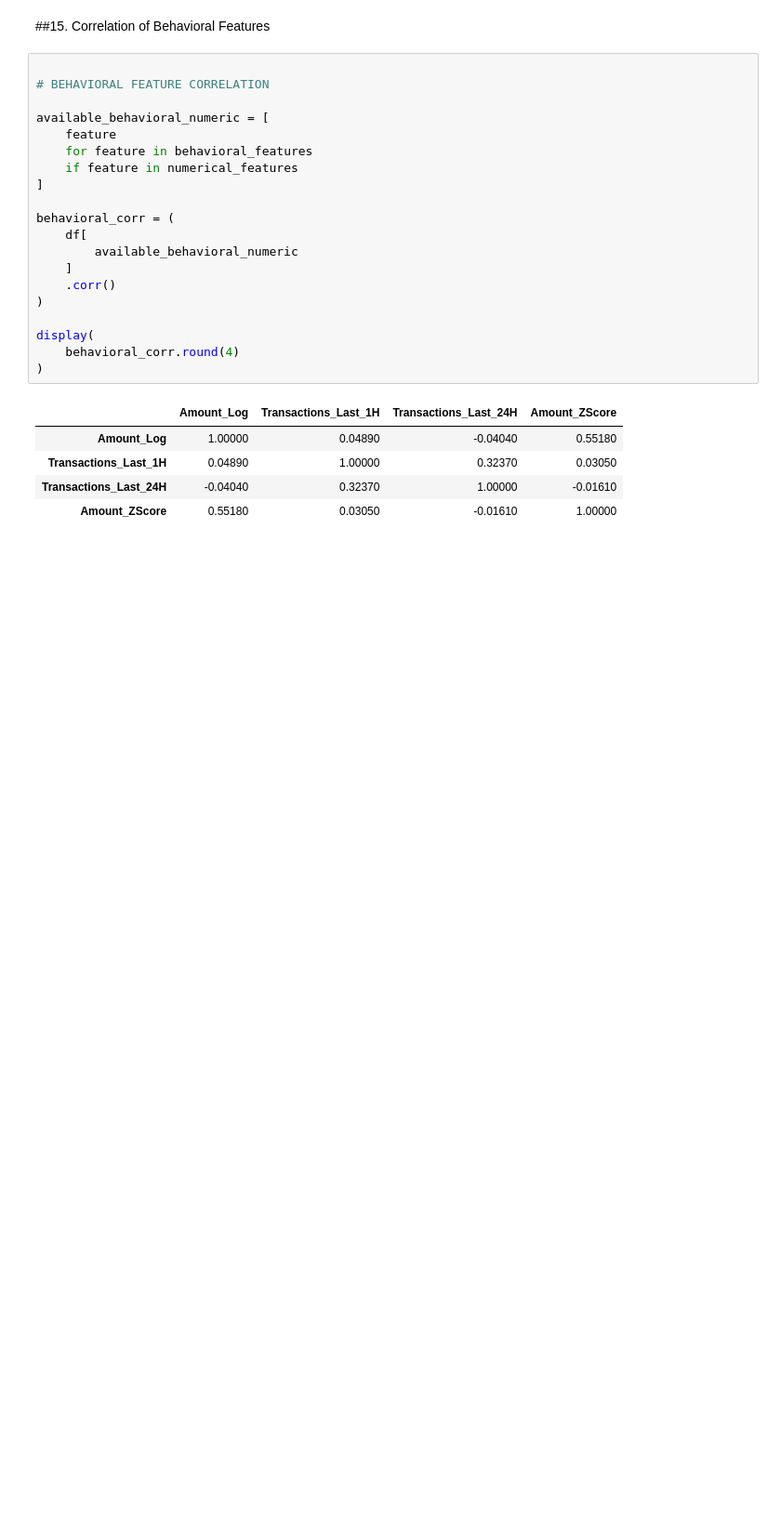
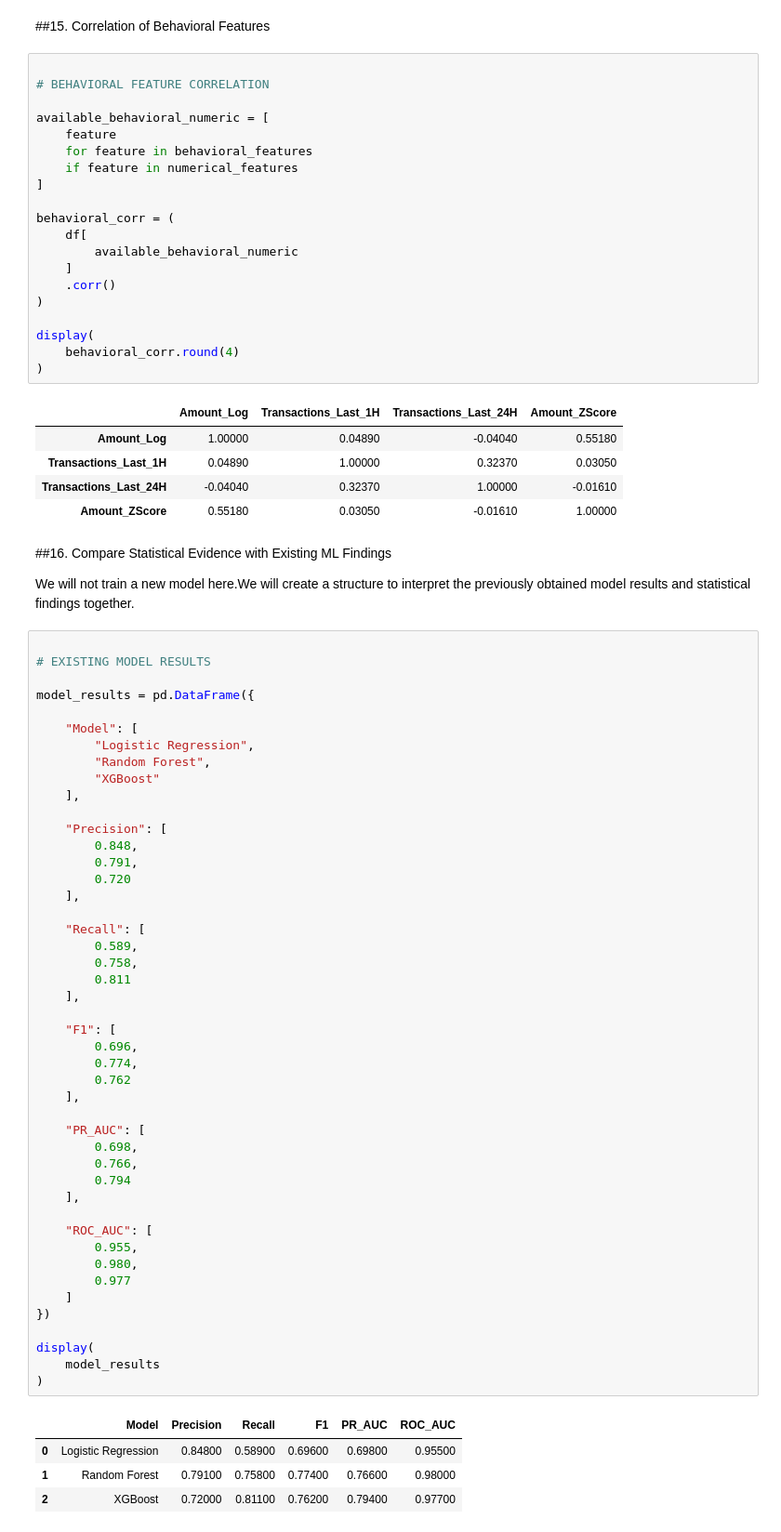
Before and after one commit to to-bits/BehaviorGuard-Customer-Behavioral-Profiling-for-Credit-Card-Fraud-Detection, a Jupyter notebook: BehaviorGuard — Customer Behavioral Profiling for Credit Card Fraud Detection/notebooks/03_statistical_analysis.ipynb, the cells around one changed output. Shown at 93% size. Drawn from its saved outputs; the diff is of its cells as text; blank space fills up the shorter version.

```diff
--- a/BehaviorGuard — Customer Behavioral Profiling for Credit Card Fraud Detection/notebooks/03_statistical_analysis.ipynb
+++ b/BehaviorGuard — Customer Behavioral Profiling for Credit Card Fraud Detection/notebooks/03_statistical_analysis.ipynb
@@ -1720,3 +1720,58 @@ display(
 | Transactions_Last_1H | 0.04890 | 1.00000 | 0.32370 | 0.03050 |
 | Transactions_Last_24H | -0.04040 | 0.32370 | 1.00000 | -0.01610 |
 | Amount_ZScore | 0.55180 | 0.03050 | -0.01610 | 1.00000 |
+# %% [markdown]
+##16. Compare Statistical Evidence with Existing ML Findings
+
+We will not train a new model here.We will create a structure to interpret the previously obtained model results and statistical findings together.
+# %%
+
+# EXISTING MODEL RESULTS
+
+model_results = pd.DataFrame({
+
+    "Model": [
+        "Logistic Regression",
+        "Random Forest",
+        "XGBoost"
+    ],
+
+    "Precision": [
+        0.848,
+        0.791,
+        0.720
+    ],
+
+    "Recall": [
+        0.589,
+        0.758,
+        0.811
+    ],
+
+    "F1": [
+        0.696,
+        0.774,
+        0.762
+    ],
+
+    "PR_AUC": [
+        0.698,
+        0.766,
+        0.794
+    ],
+
+    "ROC_AUC": [
+        0.955,
+        0.980,
+        0.977
+    ]
+})
+
+display(
+    model_results
+)
+# %% [output]
+|  | Model | Precision | Recall | F1 | PR_AUC | ROC_AUC |
+| 0 | Logistic Regression | 0.84800 | 0.58900 | 0.69600 | 0.69800 | 0.95500 |
+| 1 | Random Forest | 0.79100 | 0.75800 | 0.77400 | 0.76600 | 0.98000 |
+| 2 | XGBoost | 0.72000 | 0.81100 | 0.76200 | 0.79400 | 0.97700 |
```
Also changed, not shown: parts of 6 cells of this notebook.
